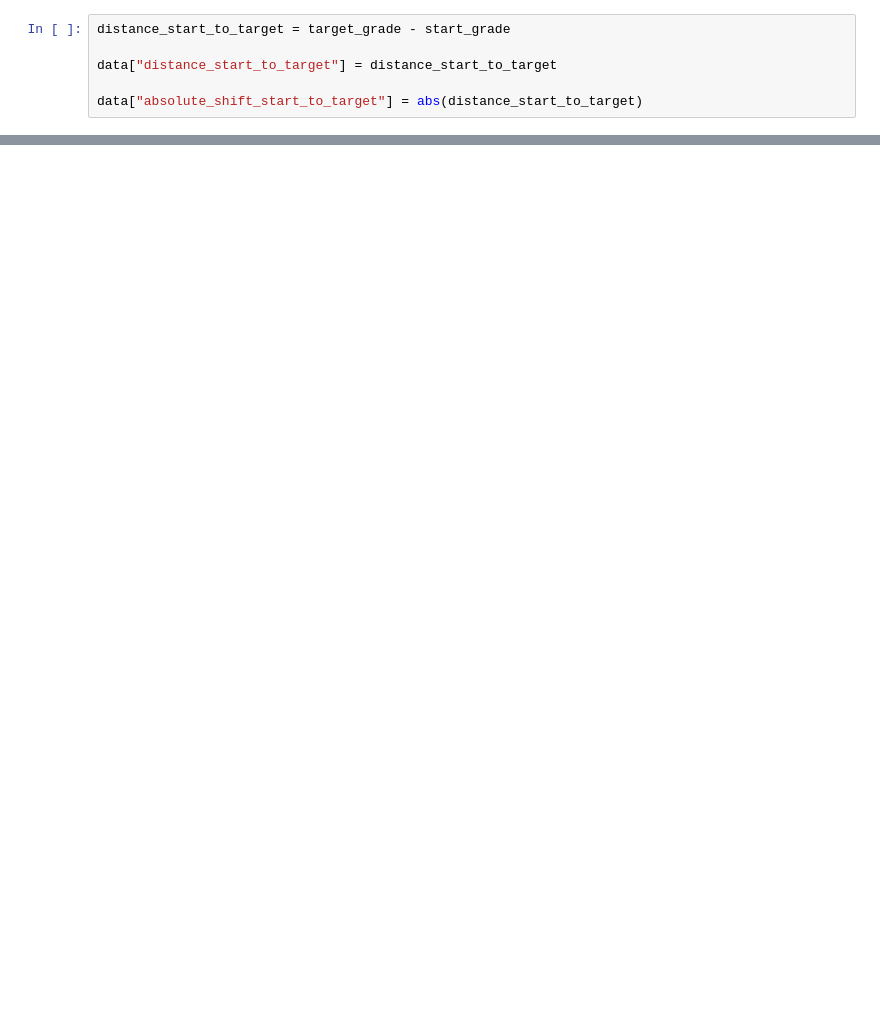
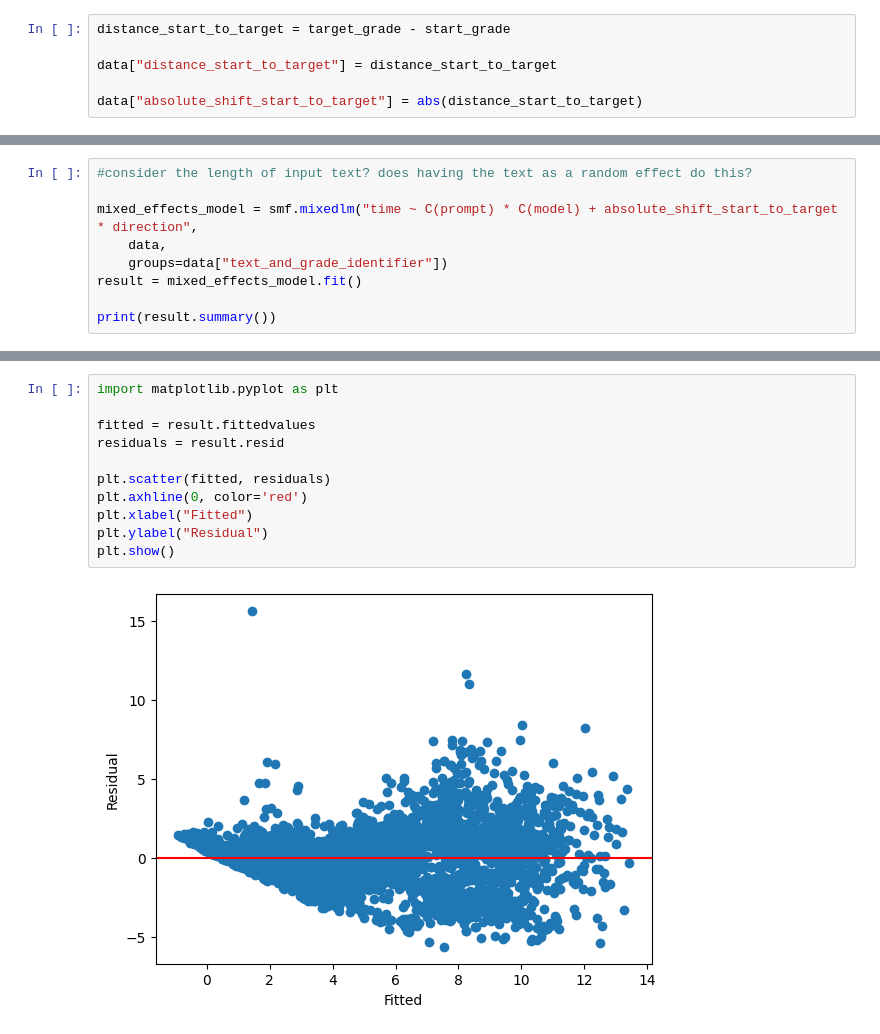
Before and after one commit to JulietWallace/LLM-FKGL-Benchmarking, a Jupyter notebook: analysis.ipynb, the cells around one changed output, grey strips where cells are left out. Saved outputs shown, nothing was run; the diff lists cells and outputs as text; blank space fills up the shorter version.

```diff
--- a/analysis.ipynb
+++ b/analysis.ipynb
@@ -227,0 +242,9 @@ data.plot.scatter("absolute_shift_start_to_target", "distance_target_to_output",
+# %%
+#consider the length of input text? does having the text as a random effect do this?
+
+mixed_effects_model = smf.mixedlm("time ~ C(prompt) * C(model) + absolute_shift_start_to_target * direction",
+    data,
+    groups=data["text_and_grade_identifier"])
+result = mixed_effects_model.fit()
+
+print(result.summary())
@@ -227,0 +269,13 @@ data.plot.scatter("absolute_shift_start_to_target", "distance_target_to_output",
+# %%
+import matplotlib.pyplot as plt
+
+fitted = result.fittedvalues
+residuals = result.resid
+
+plt.scatter(fitted, residuals)
+plt.axhline(0, color='red')
+plt.xlabel("Fitted")
+plt.ylabel("Residual")
+plt.show()
+# %% [output]
+[figure, added]
```
Also changed, not shown: parts of 21 cells of this notebook.
